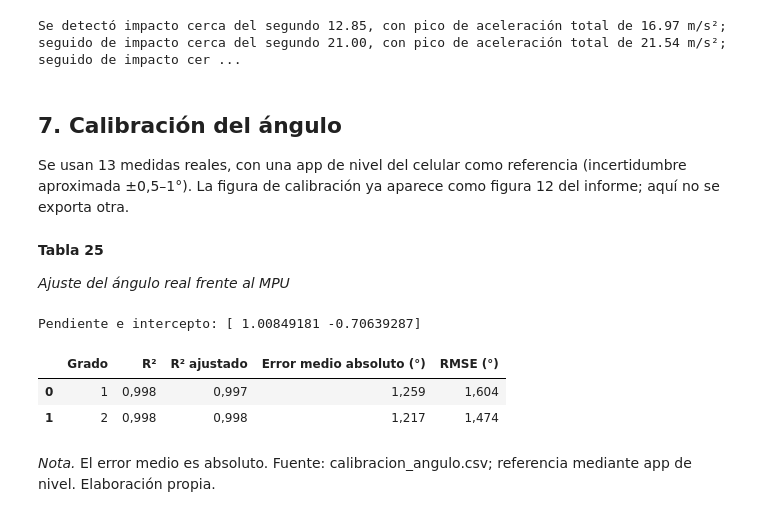
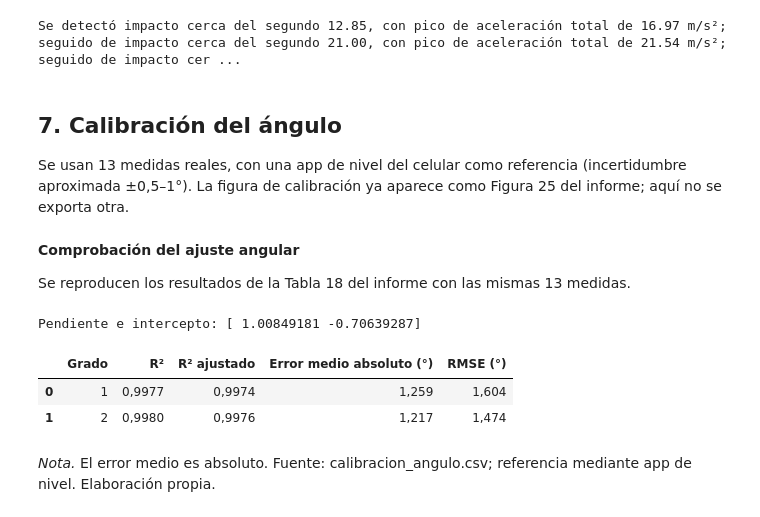
Before and after one commit to marcosinten/Proyecto-Modelos, a Jupyter notebook: anexos/Anexo_IA_Carro_RC_Grupo11.ipynb, the cells around one changed output. Cells and saved outputs as stored; diff of their text form; code cells hidden in the pictures.

Commit message:
Informe final del CP2 (borrador completo en Word, APA 7): 14 capítulos, 29 figuras y 25 tablas en orden de aparición; anexo de IA renumerado
Co-Authored-By: Claude Opus 5.5 <noreply@anthropic.com>

```diff
--- a/anexos/Anexo_IA_Carro_RC_Grupo11.ipynb
+++ b/anexos/Anexo_IA_Carro_RC_Grupo11.ipynb
@@ -9,7 +9,7 @@ La IA es una ampliación fuera de línea: el árbol no corre en el ESP32 ni deci
 # %%
 #@title Preparar datos: regenerar desde la base local o leer la instantánea
 from pathlib import Path
-import sqlite3, warnings
+import os, sqlite3, warnings
 import numpy as np
 import pandas as pd
 import matplotlib.pyplot as plt
@@ -23,7 +23,7 @@ if raiz is None:
 datos = raiz/'anexos/datos'; figuras = raiz/'anexos/figuras'
 datos.mkdir(parents=True, exist_ok=True); figuras.mkdir(parents=True, exist_ok=True)
 base = raiz/'servidor/data/accidentes.sqlite'
-if base.exists():
+if base.exists() and os.environ.get('GRUPO11_USAR_INSTANTANEA') != '1':
     x = pd.read_excel(raiz/'evidencias/fisico/resultados/resultados-simulacion-vs-prototipo.xlsx', sheet_name='Repeticiones')
     pruebas = x[['Escenario esperado','Repetición','Sesión','Clase esperada','Clase detectada']].copy()
     pruebas.columns = ['escenario','rep','run_id','esperado','firmware']
@@ -663,26 +663,27 @@ Se detectó impacto cerca del segundo 12.85, con pico de aceleración total de 1
 # %% [markdown]
 ## 7. Calibración del ángulo
 
-Se usan 13 medidas reales, con una app de nivel del celular como referencia (incertidumbre aproximada ±0,5–1°). La figura de calibración ya aparece como figura 12 del informe; aquí no se exporta otra.
+Se usan 13 medidas reales, con una app de nivel del celular como referencia (incertidumbre aproximada ±0,5–1°). La figura de calibración ya aparece como Figura 25 del informe; aquí no se exporta otra.
 # %% [markdown]
-**Tabla 25**
+**Comprobación del ajuste angular**
 
-*Ajuste del ángulo real frente al MPU*
+Se reproducen los resultados de la Tabla 18 del informe con las mismas 13 medidas.
 # %%
 import csv
 with open((raiz/'datos/calibracion_angulo.csv' if (raiz/'datos/calibracion_angulo.csv').exists() else datos/'calibracion_angulo.csv'),encoding='utf-8',newline='') as f:
  filas=list(csv.reader(f)); cal=pd.DataFrame([row[:4] for row in filas[1:] if row and not row[3].startswith('EJEMPLO')],columns=filas[0])
 x=cal.angulo_mpu_grados.astype(float).to_numpy(); y=cal.angulo_real_grados.astype(float).to_numpy(); resultados=[]
 for grado in [1,2]:
  coef=np.polyfit(x,y,grado); pred=np.polyval(coef,x); resid=y-pred; r2=1-(resid@resid)/((y-y.mean())@(y-y.mean())); ajustado=1-(1-r2)*(len(y)-1)/(len(y)-grado-1)
  resultados.append([grado,r2,ajustado,np.mean(np.abs(resid)),np.sqrt(np.mean(resid**2))])
  if grado==1: print('Pendiente e intercepto:',coef); assert np.allclose(coef,[1.0085,-.7064],atol=.0001)
-tabla(pd.DataFrame(resultados,columns=['Grado','R²','R² ajustado','Error medio absoluto (°)','RMSE (°)']),25,'ajuste_angulo')
+ajuste = pd.DataFrame(resultados, columns=['Grado', 'R²', 'R² ajustado', 'Error medio absoluto (°)', 'RMSE (°)'])
+display(ajuste.style.format({'R²': '{:.4f}', 'R² ajustado': '{:.4f}', 'Error medio absoluto (°)': '{:.3f}', 'RMSE (°)': '{:.3f}'}, decimal=','))
 # %% [output]
 Pendiente e intercepto: [ 1.00849181 -0.70639287]
 |  | Grado | R² | R² ajustado | Error medio absoluto (°) | RMSE (°) |
-| 0 | 1 | 0,998 | 0,997 | 1,259 | 1,604 |
-| 1 | 2 | 0,998 | 0,998 | 1,217 | 1,474 |
+| 0 | 1 | 0,9977 | 0,9974 | 1,259 | 1,604 |
+| 1 | 2 | 0,9980 | 0,9976 | 1,217 | 1,474 |
 # %% [markdown]
 *Nota.* El error medio es absoluto. Fuente: calibracion_angulo.csv; referencia mediante app de nivel. Elaboración propia.
 # %% [markdown]
```
Also changed, not shown: parts of 19 cells of this notebook, 40 other files.
